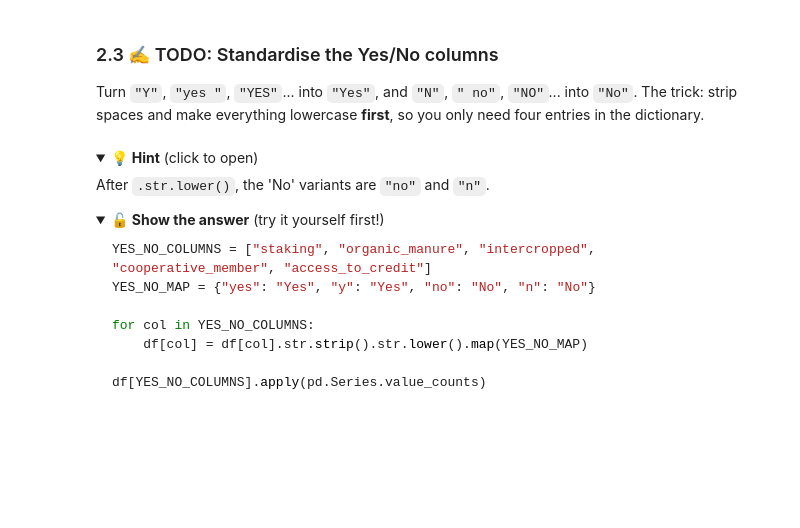
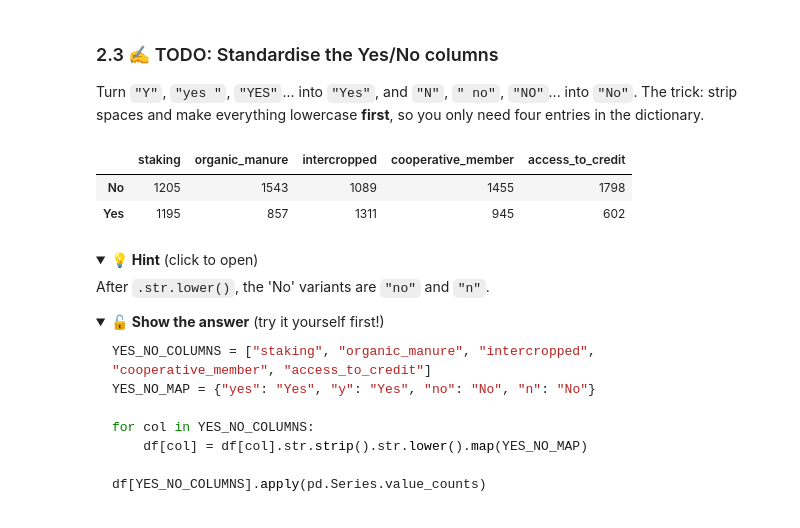
Before and after one commit to Emmasun1013/nsuk-ds-group-05, a Jupyter notebook: notebooks/group_project.ipynb, the cells around one changed output. Cells and saved outputs as stored; diff of their text form; code cells hidden in the pictures; folded sections open; blank space fills up the shorter version.

```diff
--- a/notebooks/group_project.ipynb
+++ b/notebooks/group_project.ipynb
@@ -217,0 +321,13 @@ for col in ["gender", "planting_month", "staking", "organic_manure", "intercropp
+# %%
+# Check for Yes/No columns that have other values.
+YES_NO_COLUMNS = [
+    "staking",
+    "organic_manure",
+    "intercropped",
+    "cooperative_member",
+    "access_to_credit"
+]
+
+for col in YES_NO_COLUMNS:
+    standard = df_raw[col].astype(str).str.strip().isin(["Yes", "No"])
+    print(col, ":", (~standard & df_raw[col].notna()).sum())
@@ -322,5 +467,5 @@ print("Starting with", df.shape)
 # %% [markdown]
 ### 2.1 ✍️ TODO: Remove duplicate rows
 # %%
-df = df.____
+df = df.drop_duplicates()
 print(df.shape)
@@ -390,12 +560,16 @@ Turn `"Y"`, `"yes "`, `"YES"`... into `"Yes"`, and `"N"`, `" no"`, `"NO"`... int
 The trick: strip spaces and make everything lowercase **first**, so you only need four entries in the dictionary.
 # %%
 YES_NO_COLUMNS = ["staking", "organic_manure", "intercropped", "cooperative_member", "access_to_credit"]
-YES_NO_MAP = {"yes": "Yes", "y": "Yes", "____": "No", "____": "No"}
+YES_NO_MAP = {"yes": "Yes", "y": "Yes", "no": "No", "n": "No"}
 
 for col in YES_NO_COLUMNS:
     df[col] = df[col].str.strip().str.lower().map(YES_NO_MAP)
 
 df[YES_NO_COLUMNS].apply(pd.Series.value_counts)
+# %% [output]
+|  | staking | organic_manure | intercropped | cooperative_member | access_to_credit |
+| No | 1205 | 1543 | 1089 | 1455 | 1798 |
+| Yes | 1195 | 857 | 1311 | 945 | 602 |
 # %% [markdown]
 <details><summary>💡 <b>Hint</b> (click to open)</summary>
 
```
Also changed, not shown: parts of 36 cells of this notebook, 1 other file.
